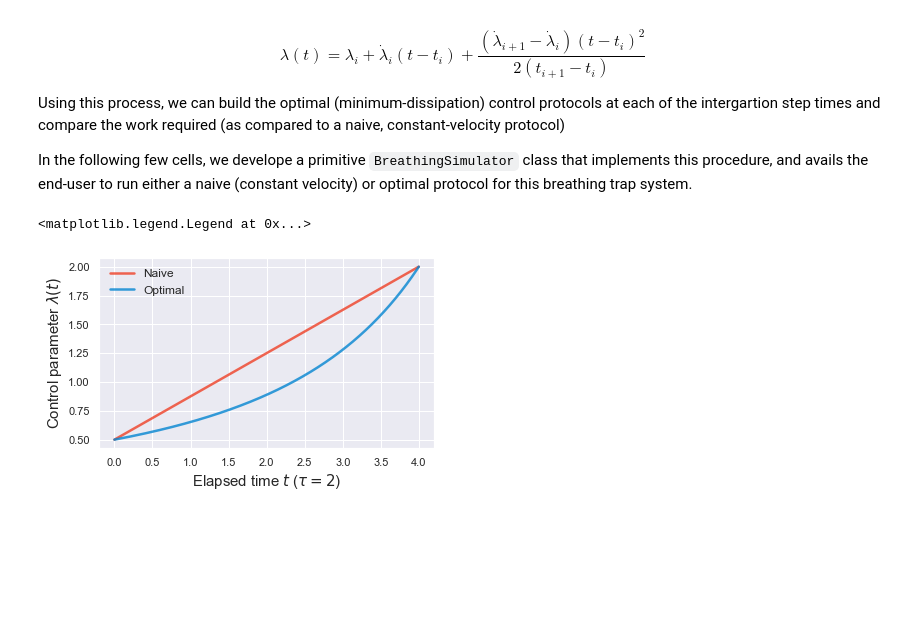
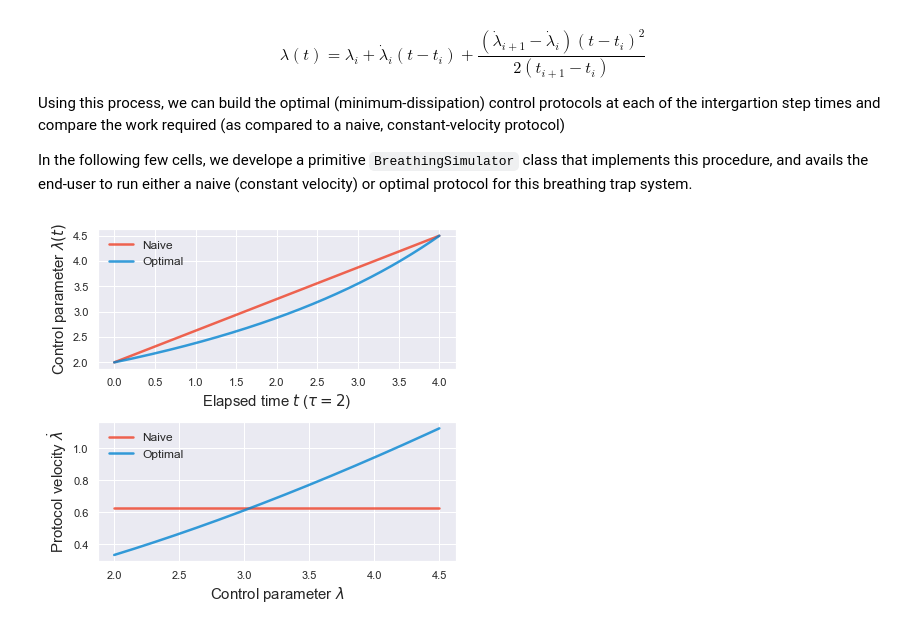
Before and after one commit to StevenJLarge/FokkerPlanck, a Jupyter notebook: notebooks/05-slarge-breathing-trap.ipynb, the cells around one changed output. Saved outputs shown, nothing was run; the diff lists cells and outputs as text; code cells hidden in the pictures; blank space fills up the shorter version.

Commit message:
Tuning protocol parameters and x-range

```diff
--- a/notebooks/05-slarge-breathing-trap.ipynb
+++ b/notebooks/05-slarge-breathing-trap.ipynb
@@ -407,7 +407,7 @@ class BreathingSimulator:
 
     def _get_real_velocities(self, raw_times: np.ndarray) -> np.ndarray:
         raw_tau = raw_times[-1]
-        self.real_velocities (raw_tau / tau) * self.raw_velocities
+        self.real_velocities = (raw_tau / tau) * self.raw_velocities
 
     def build_optimal_protocol(self) -> np.ndarray:
         raw_times = self._get_raw_times()
@@ -480,19 +480,35 @@ class SimulationResult:
 D = 1.0
 fpe = FPE_Integrator_1D(D, dt, dx, x_array, boundaryCond='hard-wall', output=False)
 
-sim_naive = BreathingSimulator(fpe, 0.5, 2.0, 4.0)
-sim_opt = BreathingSimulator(fpe, 0.5, 2.0, 4.0)
+k_init = 2.0
+k_final = 4.5
+tau = 4.0
+
+sim_naive = BreathingSimulator(fpe, k_init, k_final, tau)
+sim_opt = BreathingSimulator(fpe, k_init, k_final, tau)
 
 res_naive = sim_naive.run_simulation(mode="naive")
 res_opt = sim_opt.run_simulation(mode="optimal")
 # %%
-# Now, we can plot a comparison between the optimal and naive control protocols for this range of motion
-fig, ax = plt.subplots(1, 1, figsize=(6, 3.5))
-ax.plot(sim_naive.time_array, sim_naive.naive_protocol, label="Naive", color=sns.xkcd_rgb["tomato"], linewidth=2.5, alpha=0.8)
-ax.plot(sim_opt.time_array, sim_opt.optimal_protocol, label="Optimal", color=sns.xkcd_rgb["cerulean"], linewidth=2.5, alpha=0.8)
-ax.set_xlabel(r"Elapsed time $t$ ($\tau = 2$)", fontsize=15)
-ax.set_ylabel(r"Control parameter $\lambda(t)$", fontsize=15)
-ax.legend(fontsize=12, frameon=False)
+# Now, we can plot a comparison between the optimal and naive control protocols
+# for this range of motion
+fig, ax = plt.subplots(2, 1, figsize=(6, 5.5))
+naive_velocity = ((k_final - k_init) / tau) * np.ones(2)
+
+ax[0].plot(sim_naive.time_array, sim_naive.naive_protocol, label="Naive", color=sns.xkcd_rgb["tomato"], linewidth=2.5, alpha=0.8)
+ax[0].plot(sim_opt.time_array, sim_opt.optimal_protocol, label="Optimal", color=sns.xkcd_rgb["cerulean"], linewidth=2.5, alpha=0.8)
+
+ax[1].plot([k_init, k_final], naive_velocity, label="Naive", color=sns.xkcd_rgb["tomato"], linewidth=2.5, alpha=0.8)
+ax[1].plot(sim_opt.k_array, sim_opt.real_velocities, label="Optimal", color=sns.xkcd_rgb["cerulean"], linewidth=2.5, alpha=0.8)
+
+ax[0].set_xlabel(r"Elapsed time $t$ ($\tau = 2$)", fontsize=15)
+ax[0].set_ylabel(r"Control parameter $\lambda(t)$", fontsize=15)
+
+ax[1].set_xlabel(r"Control parameter $\lambda$", fontsize=15)
+ax[1].set_ylabel(r"Protocol velocity $\dot{\lambda}$", fontsize=15)
+
+ax[0].legend(fontsize=12, frameon=False)
+ax[1].legend(fontsize=12, frameon=False)
+plt.tight_layout()
 # %% [output]
-<matplotlib.legend.Legend at 0x...>
-[figure, old version]
+[figure, new version]
```
Also changed, not shown: parts of 13 cells of this notebook.
